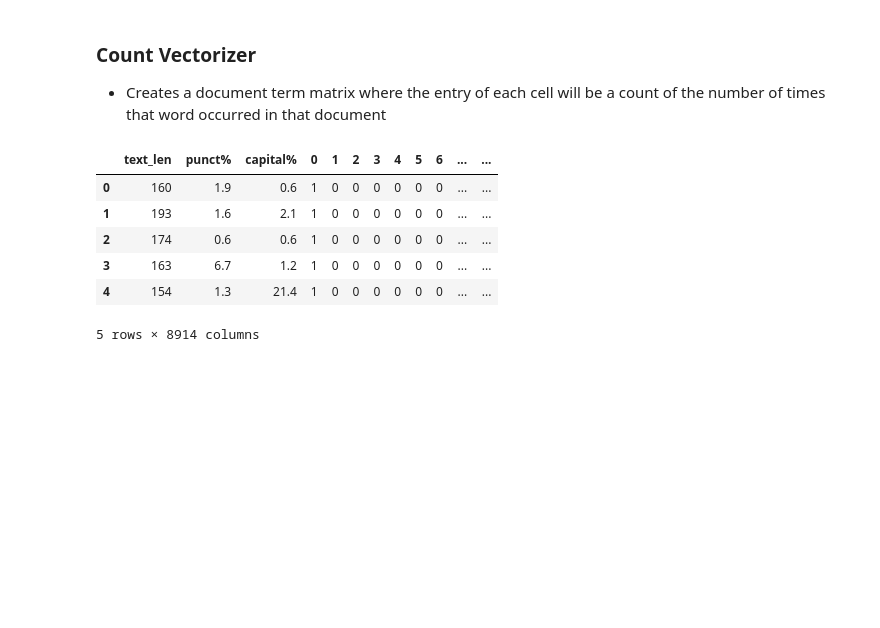
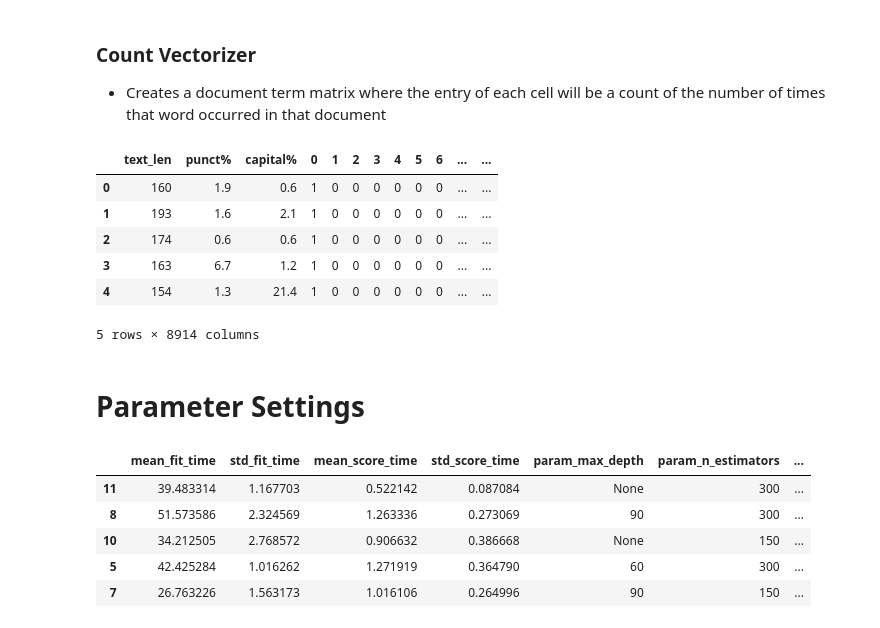
Before and after one commit to zarbin/UTA_Project-4, a Jupyter notebook: sandbox/JennS/NLP_ShulyakEdition/NLP_financial_news.ipynb, the cells around one changed output. Cells and saved outputs as stored; diff of their text form; code cells hidden in the pictures; blank space fills up the shorter version.

```diff
--- a/sandbox/JennS/NLP_ShulyakEdition/NLP_financial_news.ipynb
+++ b/sandbox/JennS/NLP_ShulyakEdition/NLP_financial_news.ipynb
@@ -106,3 +112,20 @@ X_count_feat.head()
 | 3 | 163 | 6.7 | 1.2 | 1 | 0 | 0 | 0 | 0 | 0 | 0 | ... | ... |
 | 4 | 154 | 1.3 | 21.4 | 1 | 0 | 0 | 0 | 0 | 0 | 0 | ... | ... |
 5 rows × 8914 columns
+# %% [markdown]
+# Parameter Settings
+# %%
+rf = RandomForestClassifier()
+param = {'n_estimators': [10, 150, 300],
+        'max_depth': [30, 60, 90, None]}
+
+gs = GridSearchCV(rf, param, cv=5, n_jobs=-1)
+gs_fit = gs.fit(X_tfidf_feat, data['sentiment'])
+pd.DataFrame(gs_fit.cv_results_).sort_values('mean_test_score', ascending=False)[0:5]
+# %% [output]
+|  | mean_fit_time | std_fit_time | mean_score_time | std_score_time | param_max_depth | param_n_estimators | ... |
+| 11 | 39.483314 | 1.167703 | 0.522142 | 0.087084 | None | 300 | ... |
+| 8 | 51.573586 | 2.324569 | 1.263336 | 0.273069 | 90 | 300 | ... |
+| 10 | 34.212505 | 2.768572 | 0.906632 | 0.386668 | None | 150 | ... |
+| 5 | 42.425284 | 1.016262 | 1.271919 | 0.364790 | 60 | 300 | ... |
+| 7 | 26.763226 | 1.563173 | 1.016106 | 0.264996 | 90 | 150 | ... |
```
Also changed, not shown: parts of 1 cell of this notebook.
